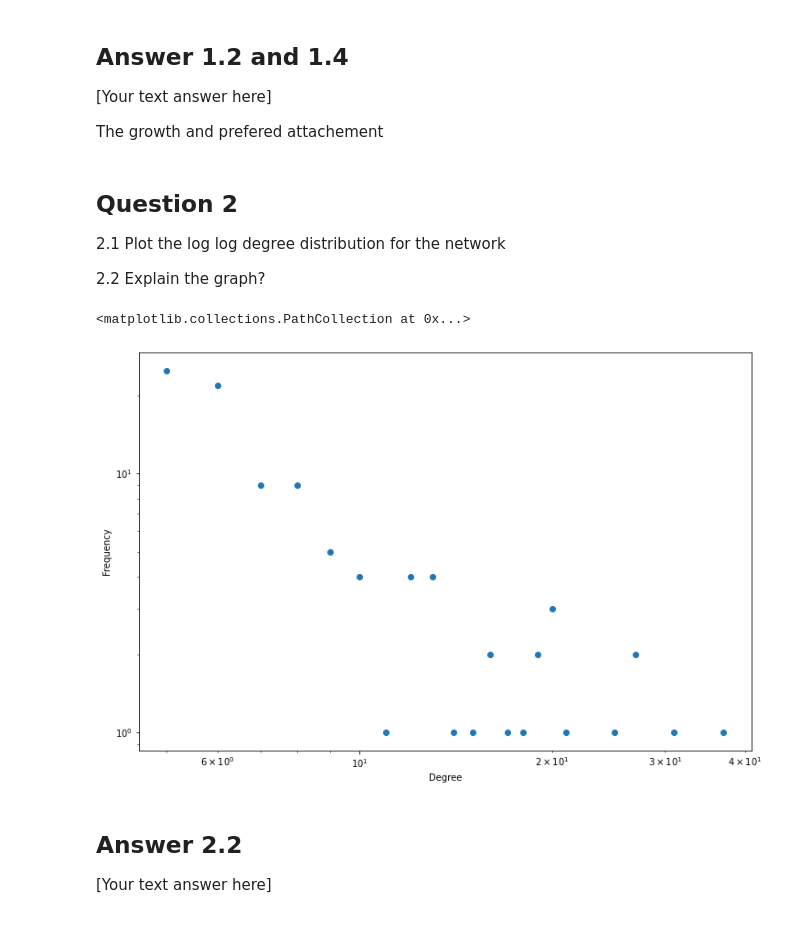
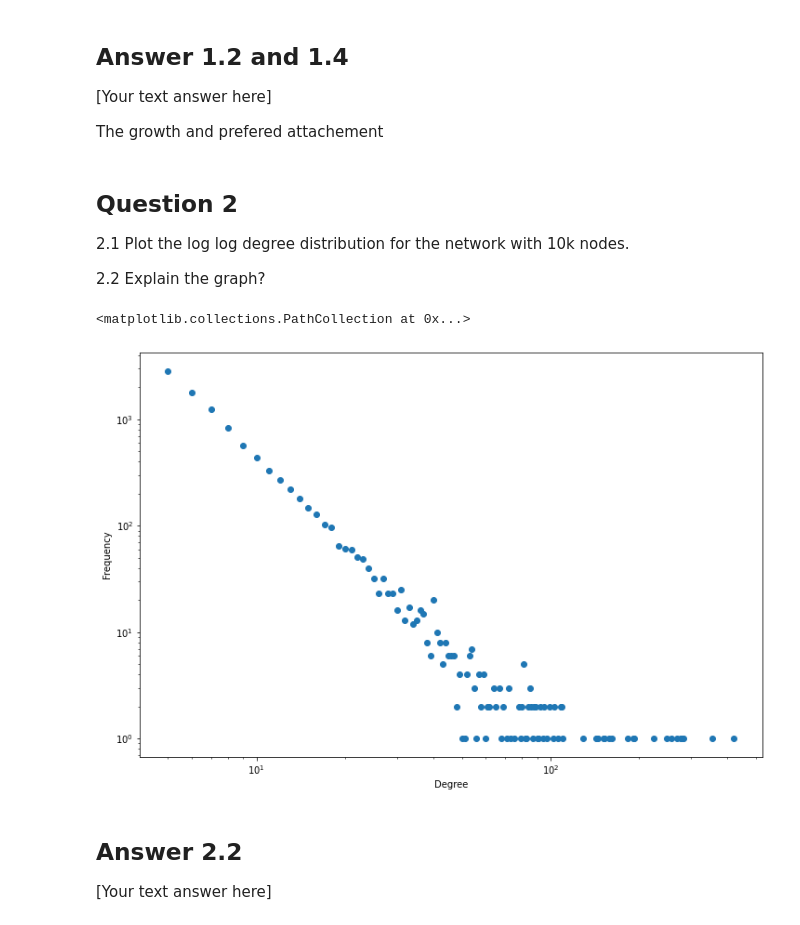
Before and after one commit to dgarcia-eu/ComputationalModellingSocialSystems-Solutions, a Jupyter notebook: Exercise_04/scale-free-networks-solution.ipynb, the cells around one changed output. Saved outputs shown, nothing was run; the diff lists cells and outputs as text; code cells hidden in the pictures.

Commit message:
Update scale-free networks excercise

```diff
--- a/Exercise_04/scale-free-networks-solution.ipynb
+++ b/Exercise_04/scale-free-networks-solution.ipynb
@@ -98,10 +98,11 @@ Under the hood, a graph of nodes is grown by attaching new nodes each with edges
 # %%
 import networkx as nx
 from mesa.space import NetworkGrid
+from mesa.datacollection import DataCollector
 
 class ScaleFreeModel(Model):
 
-    def __init__(self, N):
+    def __init__(self, N, m):
         '''
         Create a new bounded confidence model.
 
@@ -113,9 +114,14 @@ class ScaleFreeModel(Model):
 
         # 1 Initialization [Your code here]
         self.num_agents = N
+        self.m = m
 
-        self.G = nx.barabasi_albert_graph(self.num_agents, 5)
+        self.G = nx.barabasi_albert_graph(self.num_agents, m)
         self.grid = NetworkGrid(self.G)
+
+        self.datacollector = DataCollector(    # < Note that we have both an agent and model data collector
+            model_reporters={"m": "m"}
+        )
 
         # 2 Create agents [Your code here]
 
@@ -242,29 +282,29 @@ The growth and prefered attachement
 # %% [markdown]
 ## Question 2
 
-2.1 Plot the log log degree distribution for the network
+2.1 Plot the log log degree distribution for the network with 10k nodes.
 
 2.2 Explain the graph?
 # %%
 # Answer 2.1 [Your code here]
 
 import matplotlib.pyplot as plt
 %matplotlib inline
 
-m=5
+model = ScaleFreeModel(10000, 5)
 
 degree_freq = nx.degree_histogram(model.G)
 degrees = range(len(degree_freq))
 plt.figure(figsize=(12, 8))
 #plt.loglog(degrees[m:], degree_freq[m:],'go-')
 plt.xlabel('Degree')
 plt.xscale('log')
 plt.ylabel('Frequency')
 plt.yscale('log')
-plt.scatter(degrees[m:], degree_freq[m:])
+plt.scatter(degrees[model.m:], degree_freq[model.m:])
 # %% [output]
 <matplotlib.collections.PathCollection at 0x...>
-[figure, old version]
+[figure, new version]
 # %% [markdown]
 ## Answer 2.2
 
```
Also changed, not shown: parts of 9 cells of this notebook.
